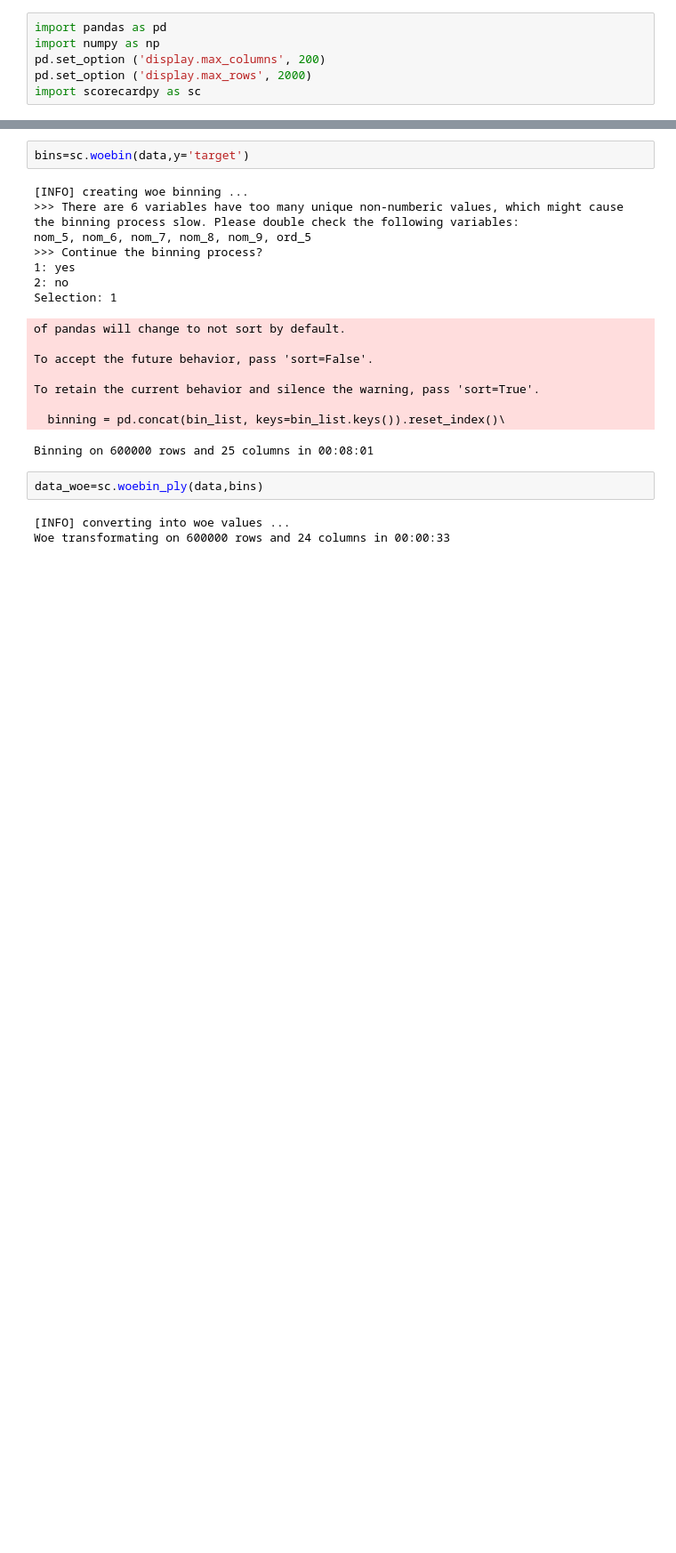
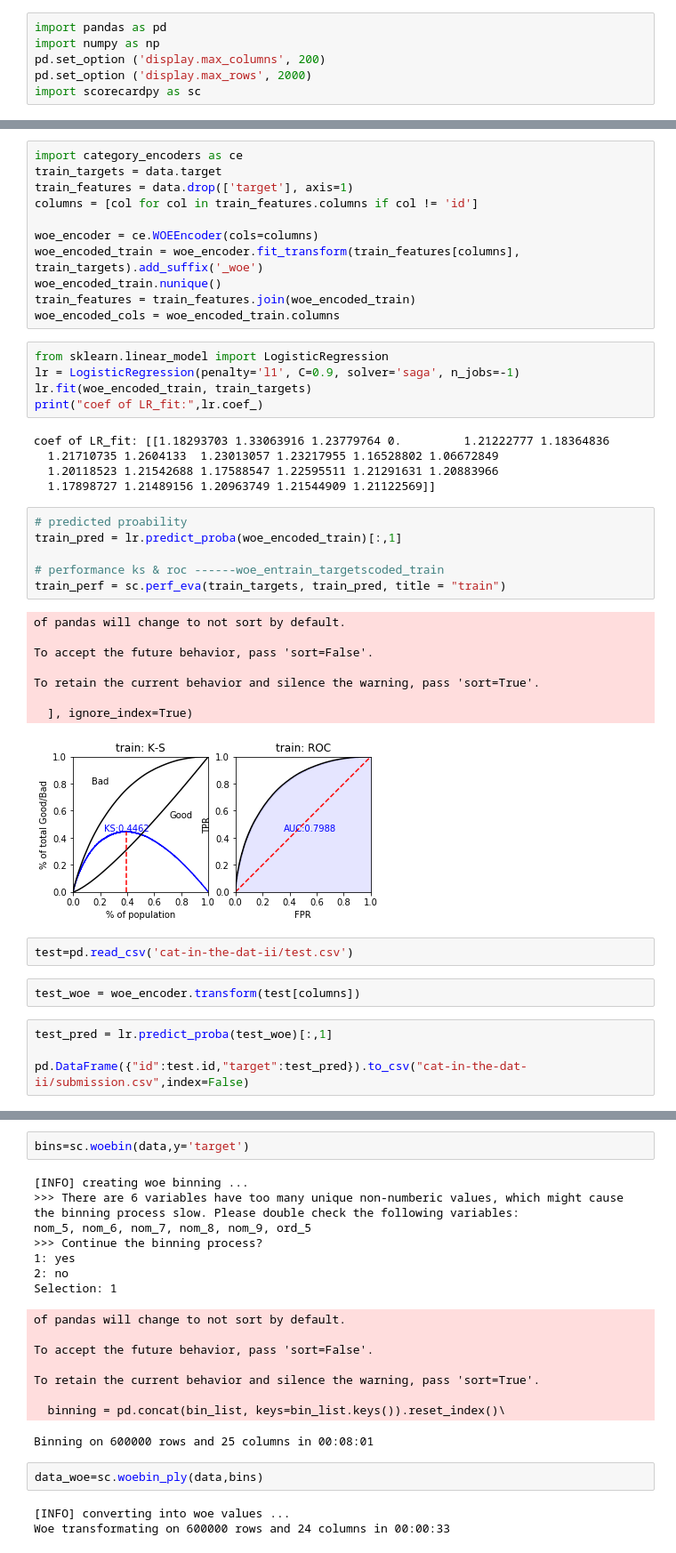
Before and after one commit to bqxiao123/Categorical-Feature-Encoding-Challenge-II, a Jupyter notebook: Untitled.ipynb, the cells around one changed output, grey strips where cells are left out. Shown at 89% size. Cells and saved outputs as stored; diff of their text form; blank space fills up the shorter version.

```diff
--- a/Untitled.ipynb
+++ b/Untitled.ipynb
@@ -39,0 +77,44 @@ memory usage: 114.4+ MB
+# %%
+import category_encoders as ce
+train_targets = data.target
+train_features = data.drop(['target'], axis=1)
+columns = [col for col in train_features.columns if col != 'id']
+
+woe_encoder = ce.WOEEncoder(cols=columns)
+woe_encoded_train = woe_encoder.fit_transform(train_features[columns], train_targets).add_suffix('_woe')
+woe_encoded_train.nunique()
+train_features = train_features.join(woe_encoded_train)
+woe_encoded_cols = woe_encoded_train.columns
+# %%
+from sklearn.linear_model import LogisticRegression
+lr = LogisticRegression(penalty='l1', C=0.9, solver='saga', n_jobs=-1)
+lr.fit(woe_encoded_train, train_targets)
+print("coef of LR_fit:",lr.coef_)
+# %% [output]
+coef of LR_fit: [[1.18293703 1.33063916 1.23779764 0.         1.21222777 1.18364836
+  1.21710735 1.2604133  1.23013057 1.23217955 1.16528802 1.06672849
+  1.20118523 1.21542688 1.17588547 1.22595511 1.21291631 1.20883966
+  1.17898727 1.21489156 1.20963749 1.21544909 1.21122569]]
+# %%
+# predicted proability
+train_pred = lr.predict_proba(woe_encoded_train)[:,1]
+
+# performance ks & roc ------woe_entrain_targetscoded_train
+train_perf = sc.perf_eva(train_targets, train_pred, title = "train")
+# %% [output]
+of pandas will change to not sort by default.
+
+To accept the future behavior, pass 'sort=False'.
+
+To retain the current behavior and silence the warning, pass 'sort=True'.
+
+  ], ignore_index=True)
+[figure, added]
+# %%
+test=pd.read_csv('cat-in-the-dat-ii/test.csv')
+# %%
+test_woe = woe_encoder.transform(test[columns])
+# %%
+test_pred = lr.predict_proba(test_woe)[:,1]
+
+pd.DataFrame({"id":test.id,"target":test_pred}).to_csv("cat-in-the-dat-ii/submission.csv",index=False)
```
Also changed, not shown: parts of 21 cells of this notebook, 1 other file.
